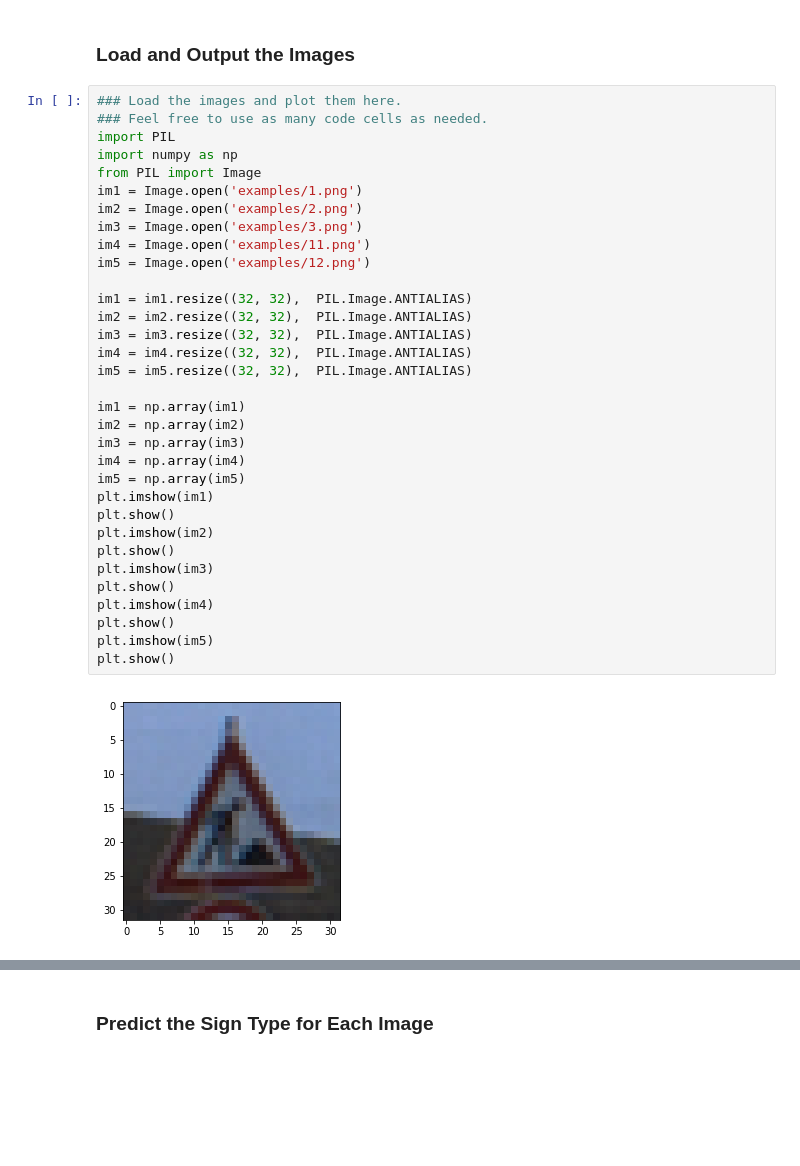
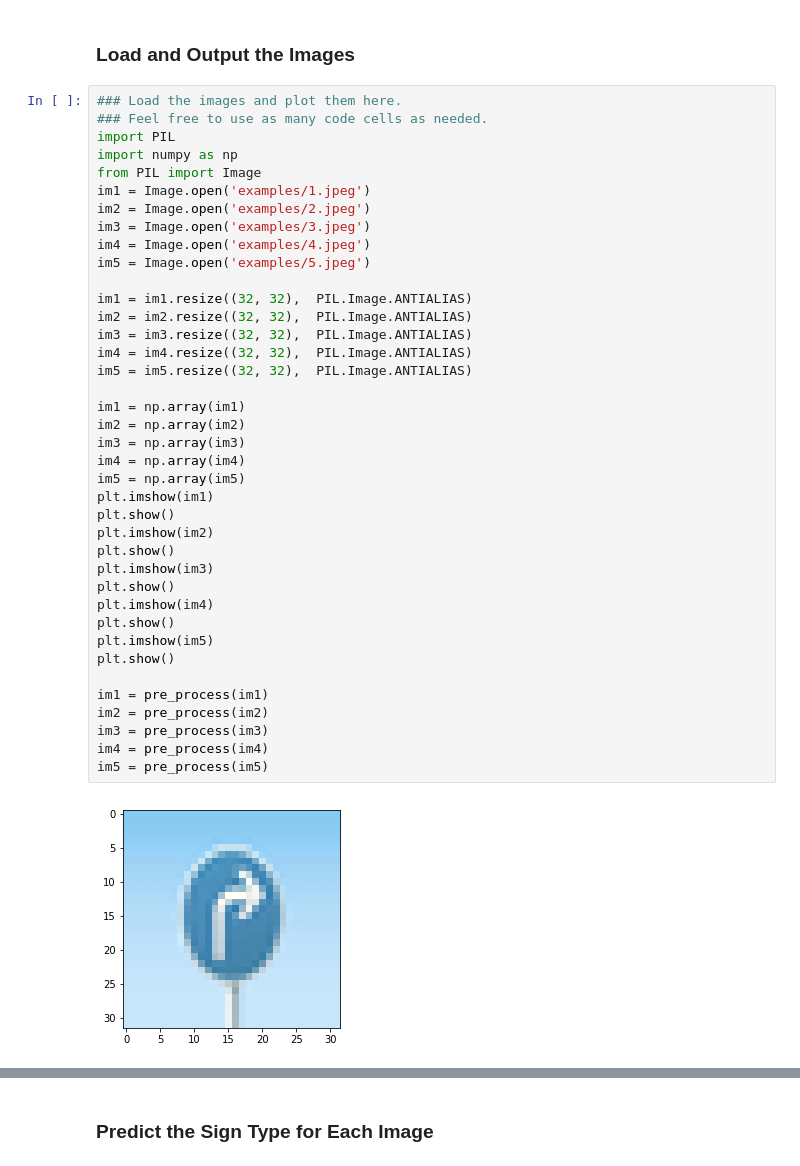
Before and after one commit to zhby99/Self-Driving-Car-Playground-, a Jupyter notebook: Project2/Traffic_Sign_Classifier.ipynb, the cells around one changed output, grey strips where cells are left out. Saved outputs shown, nothing was run; the diff lists cells and outputs as text; blank space fills up the shorter version.

```diff
--- a/Project2/Traffic_Sign_Classifier.ipynb
+++ b/Project2/Traffic_Sign_Classifier.ipynb
@@ -293,35 +335,41 @@ You may find `signnames.csv` useful as it contains mappings from the class id (i
 # %%
 ### Load the images and plot them here.
 ### Feel free to use as many code cells as needed.
 import PIL
 import numpy as np
 from PIL import Image
-im1 = Image.open('examples/1.png')
-im2 = Image.open('examples/2.png')
-im3 = Image.open('examples/3.png')
-im4 = Image.open('examples/11.png')
-im5 = Image.open('examples/12.png')
+im1 = Image.open('examples/1.jpeg')
+im2 = Image.open('examples/2.jpeg')
+im3 = Image.open('examples/3.jpeg')
+im4 = Image.open('examples/4.jpeg')
+im5 = Image.open('examples/5.jpeg')
 
 im1 = im1.resize((32, 32),  PIL.Image.ANTIALIAS)
 im2 = im2.resize((32, 32),  PIL.Image.ANTIALIAS)
 im3 = im3.resize((32, 32),  PIL.Image.ANTIALIAS)
 im4 = im4.resize((32, 32),  PIL.Image.ANTIALIAS)
 im5 = im5.resize((32, 32),  PIL.Image.ANTIALIAS)
 
 im1 = np.array(im1)
 im2 = np.array(im2)
 im3 = np.array(im3)
 im4 = np.array(im4)
 im5 = np.array(im5)
 plt.imshow(im1)
 plt.show()
 plt.imshow(im2)
 plt.show()
 plt.imshow(im3)
 plt.show()
 plt.imshow(im4)
 plt.show()
 plt.imshow(im5)
 plt.show()
+
+im1 = pre_process(im1)
+im2 = pre_process(im2)
+im3 = pre_process(im3)
+im4 = pre_process(im4)
+im5 = pre_process(im5)
 # %% [output]
-[figure, old version]
+[figure, new version]
```
Also changed, not shown: parts of 12 cells of this notebook, 10 other files.
